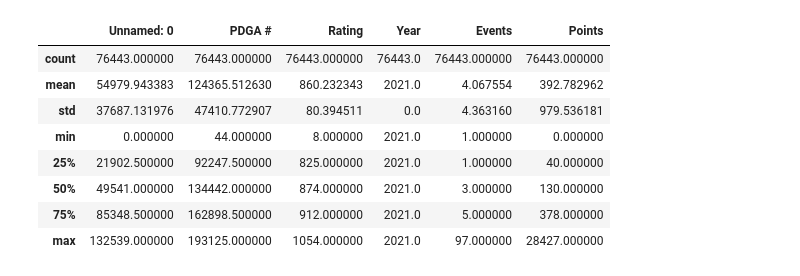
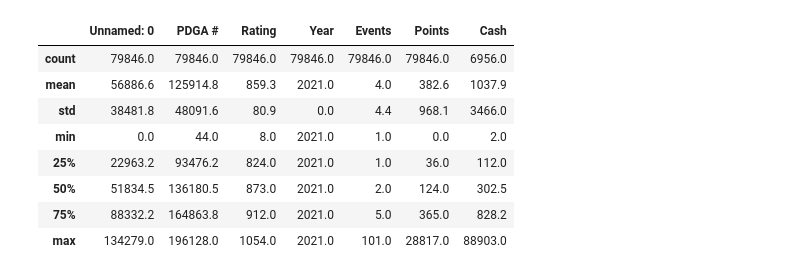
Before and after one commit to DustinEagar/pdga_stats, a Jupyter notebook: pdga_analysis.ipynb, the cells around one changed output. Drawn from its saved outputs; the diff is of its cells as text; code cells hidden in the pictures.

```diff
--- a/pdga_analysis.ipynb
+++ b/pdga_analysis.ipynb
@@ -26,0 +59,6 @@ style.use("ggplot")
+# %%
+#Importing the dataframe from the scraped .csv file
+df = pd.read_csv("./data/pdga_player_stats_11_11_21_20-10-22.csv")
+
+df.info()
+df.head()
@@ -27,17 +98,22 @@ style.use("ggplot")
 # %%
-#Importing the dataframe from the scraped .csv file
-df = pd.read_csv("./pdga_player_stats_05_11_21_01-48-08.csv")
+
+
 df.drop(df.loc[df['Rating']==0].index, inplace=True) #dropping players with no rating
-df.drop_duplicates(subset='PDGA #', inplace=True) #dropping double counted players
+
+df['Cash'] = df['Cash'].str.strip("$")
+df['Cash'] = df['Cash'].str.replace(",","").astype(float)
+#dropping players counted in multiple divisions, keeping div with most events played
+df.sort_values(by='Events', ascending=False)
+df.drop_duplicates(subset='PDGA #', inplace=True)
 # %%
-df.describe()
+df.describe().applymap(lambda x: f"{x:0.1f}")
 # %% [output]
-|  | Unnamed: 0 | PDGA # | Rating | Year | Events | Points |
-| count | 76443.000000 | 76443.000000 | 76443.000000 | 76443.0 | 76443.000000 | 76443.000000 |
-| mean | 54979.943383 | 124365.512630 | 860.232343 | 2021.0 | 4.067554 | 392.782962 |
-| std | 37687.131976 | 47410.772907 | 80.394511 | 0.0 | 4.363160 | 979.536181 |
-| min | 0.000000 | 44.000000 | 8.000000 | 2021.0 | 1.000000 | 0.000000 |
-| 25% | 21902.500000 | 92247.500000 | 825.000000 | 2021.0 | 1.000000 | 40.000000 |
-| 50% | 49541.000000 | 134442.000000 | 874.000000 | 2021.0 | 3.000000 | 130.000000 |
-| 75% | 85348.500000 | 162898.500000 | 912.000000 | 2021.0 | 5.000000 | 378.000000 |
-| max | 132539.000000 | 193125.000000 | 1054.000000 | 2021.0 | 97.000000 | 28427.000000 |
+|  | Unnamed: 0 | PDGA # | Rating | Year | Events | Points | Cash |
+| count | 79846.0 | 79846.0 | 79846.0 | 79846.0 | 79846.0 | 79846.0 | 6956.0 |
+| mean | 56886.6 | 125914.8 | 859.3 | 2021.0 | 4.0 | 382.6 | 1037.9 |
+| std | 38481.8 | 48091.6 | 80.9 | 0.0 | 4.4 | 968.1 | 3466.0 |
+| min | 0.0 | 44.0 | 8.0 | 2021.0 | 1.0 | 0.0 | 2.0 |
+| 25% | 22963.2 | 93476.2 | 824.0 | 2021.0 | 1.0 | 36.0 | 112.0 |
+| 50% | 51834.5 | 136180.5 | 873.0 | 2021.0 | 2.0 | 124.0 | 302.5 |
+| 75% | 88332.2 | 164863.8 | 912.0 | 2021.0 | 5.0 | 365.0 | 828.2 |
+| max | 134279.0 | 196128.0 | 1054.0 | 2021.0 | 101.0 | 28817.0 | 88903.0 |
```
Also changed, not shown: parts of 31 cells of this notebook, 15 other files.
